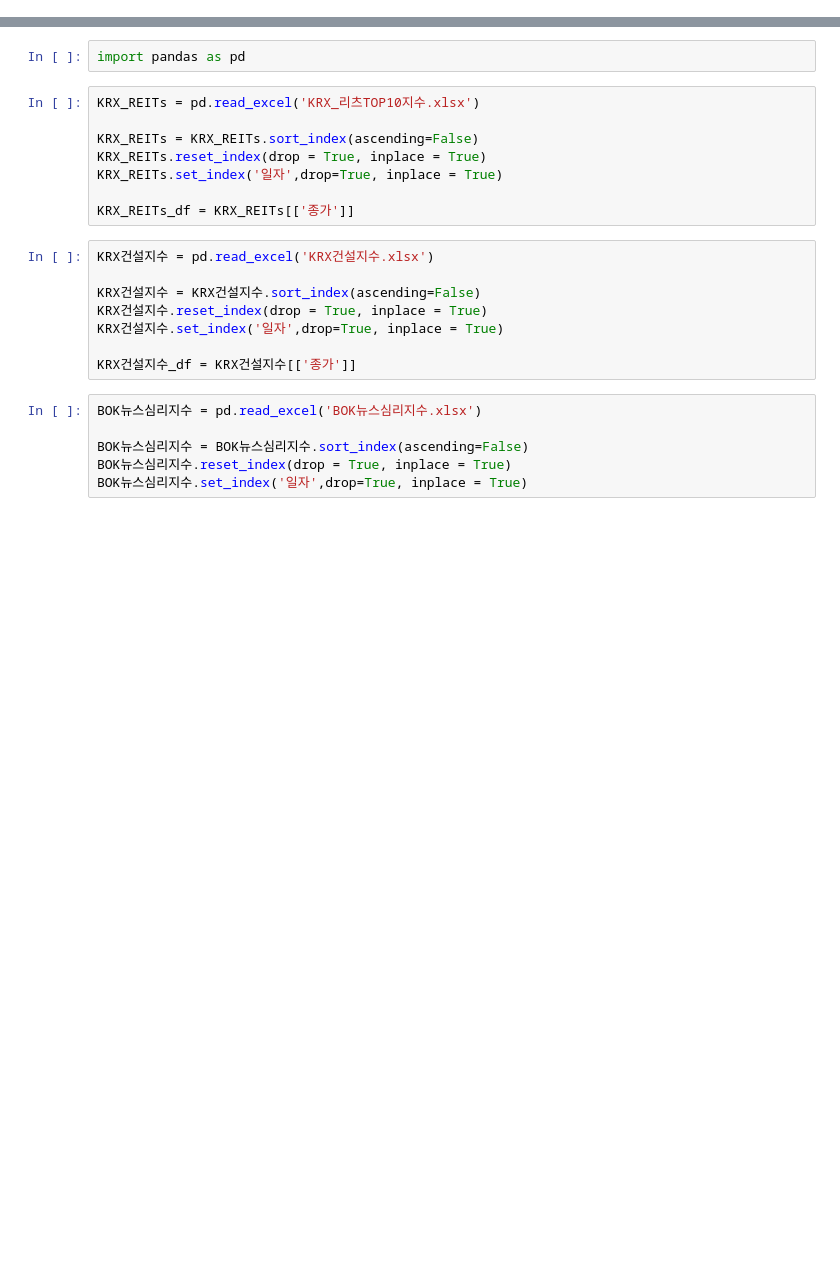
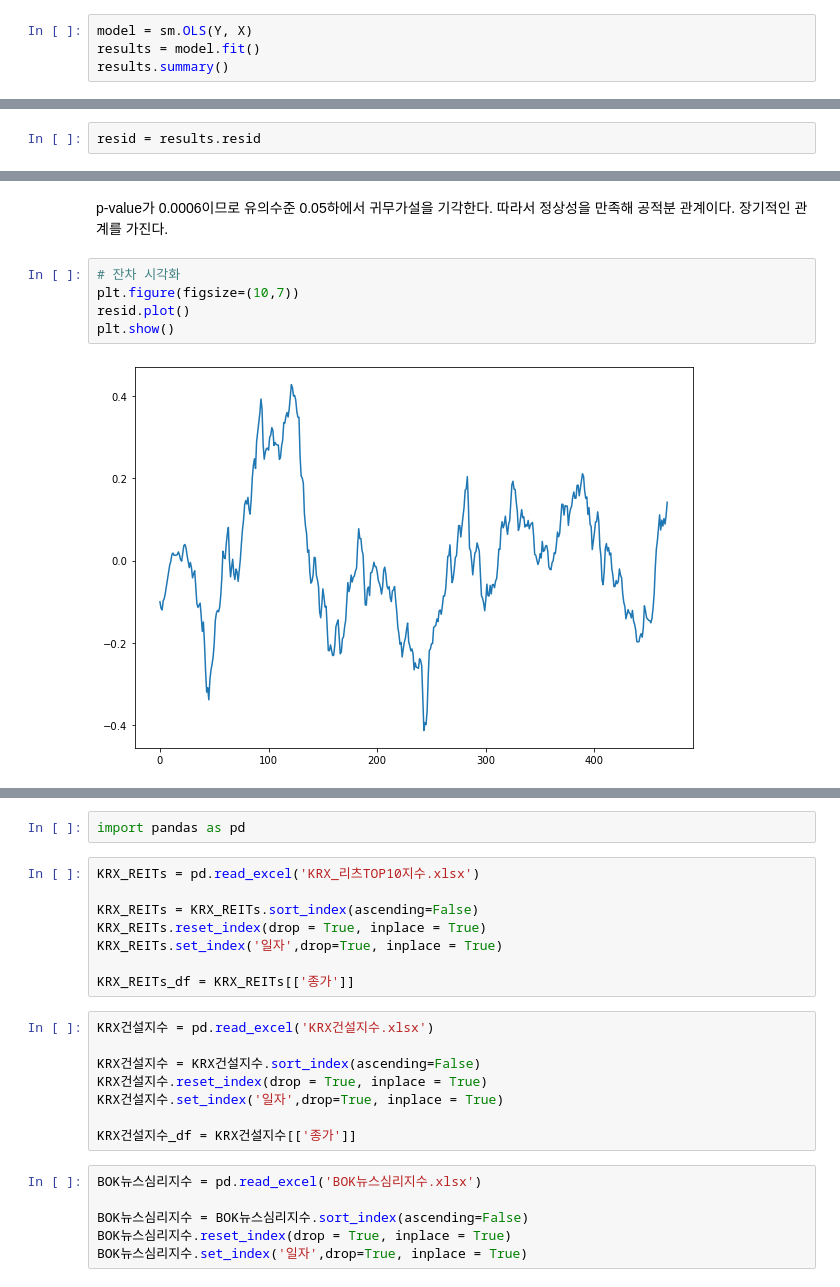
Before and after one commit to ssongssong00/Finance_Time_series, a Jupyter notebook: Problem set 4_201921527.ipynb, the cells around one changed output, grey strips where cells are left out. Saved outputs shown, nothing was run; the diff lists cells and outputs as text; blank space fills up the shorter version.

```diff
--- a/Problem set 4_201921527.ipynb
+++ b/Problem set 4_201921527.ipynb
@@ -0,0 +114,4 @@
+# %%
+model = sm.OLS(Y, X)
+results = model.fit()
+results.summary()
@@ -0,0 +151,2 @@
+# %%
+resid = results.resid
@@ -0,0 +165,9 @@
+# %% [markdown]
+p-value가 0.0006이므로 유의수준 0.05하에서 귀무가설을 기각한다. 따라서 정상성을 만족해 공적분 관계이다. 장기적인 관계를 가진다.
+# %%
+# 잔차 시각화
+plt.figure(figsize=(10,7))
+resid.plot()
+plt.show()
+# %% [output]
+[figure, added]
```
Also changed, not shown: parts of 39 cells of this notebook, 2 other files.
